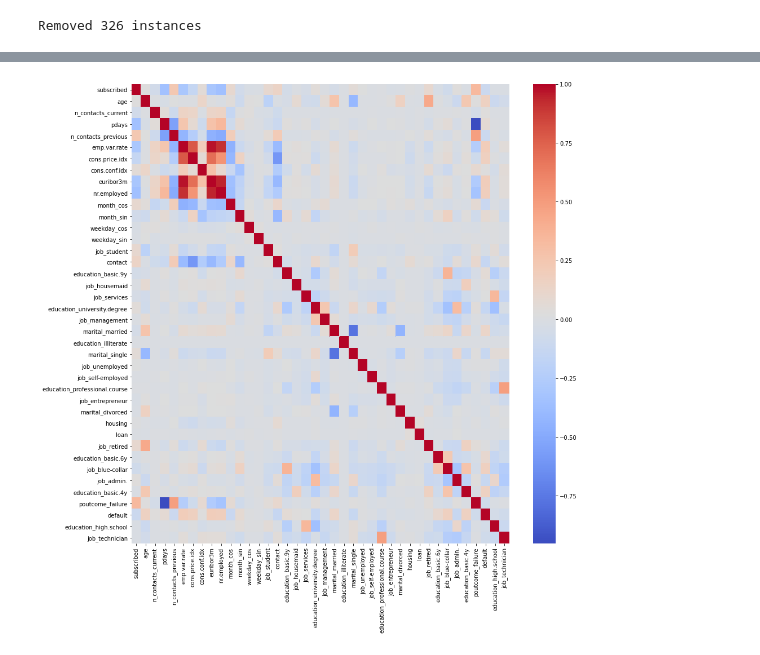
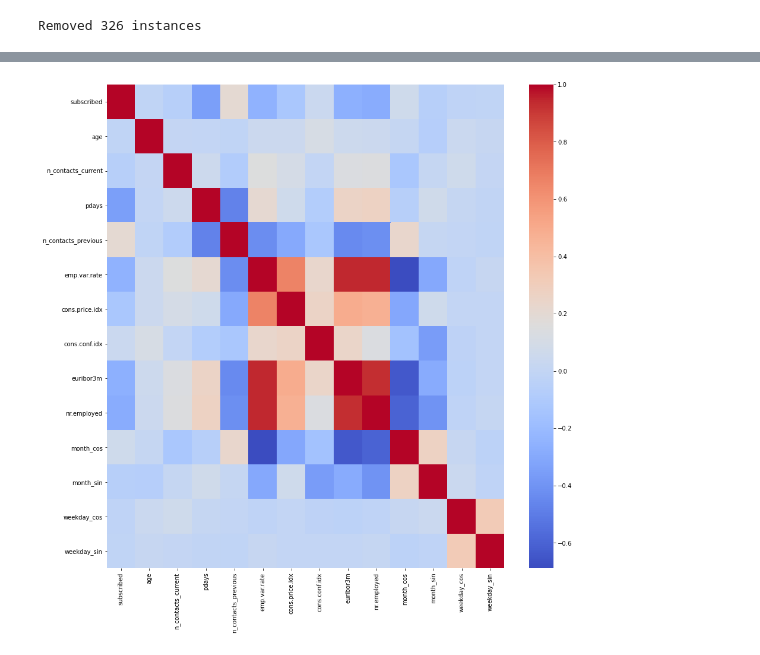
Before and after one commit to danilofrp/inteligencia-computacional-coc786, a Jupyter notebook: src/02_dataviz.ipynb, the cells around one changed output, grey strips where cells are left out. Drawn from its saved outputs; the diff is of its cells as text; code cells hidden in the pictures.

```diff
--- a/src/02_dataviz.ipynb
+++ b/src/02_dataviz.ipynb
@@ -137,13 +146,14 @@ filtered_df = df.loc[keep_indexes, [target] + numerical_features + categorical_f
 # %%
-corr = filtered_df.corr()
+filtered_df = df.loc[keep_indexes, [target] + numerical_features]
+corr = filtered_df.corr(method = "spearman")
 
 plt.figure(figsize = (15, 15))
 _ = sns.heatmap(corr,
             xticklabels=corr.columns.values,
             yticklabels=corr.columns.values,
             cmap = "coolwarm")
 # %% [output]
-[figure, old version]
+[figure, new version]
 # %%
 if not os.path.exists(os.path.join("..", "data", "preprocessed")): os.mkdir(os.path.join("..", "data", "preprocessed"))
 filtered_df.to_csv(os.path.join("..", "data", "preprocessed", "bank-additional-full-preprocessed-clean.csv"), index = False)
```
Also changed, not shown: parts of 4 cells of this notebook, 23 other files.
